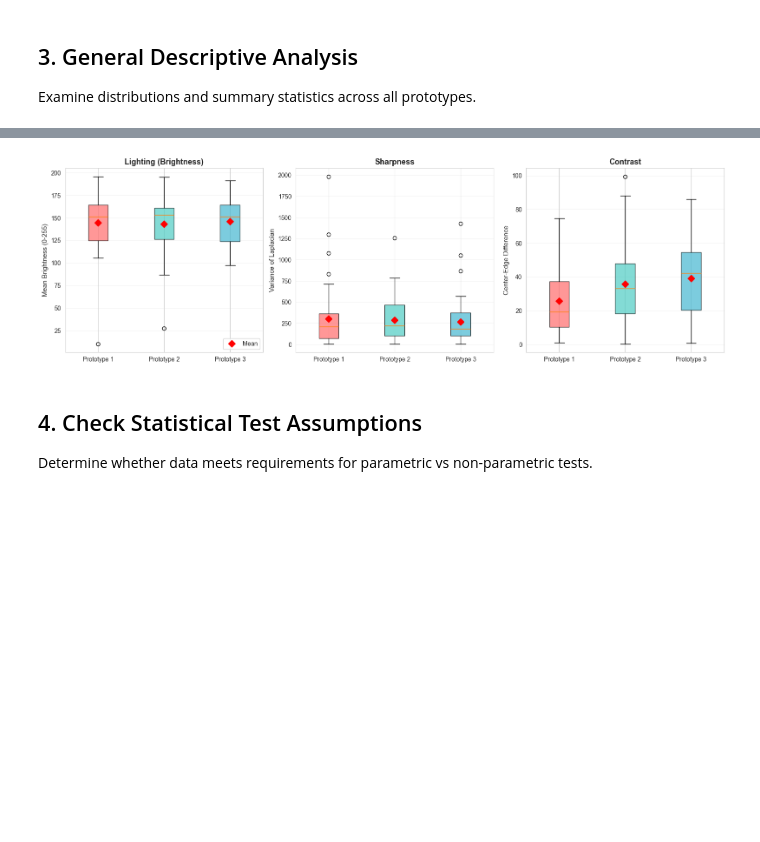
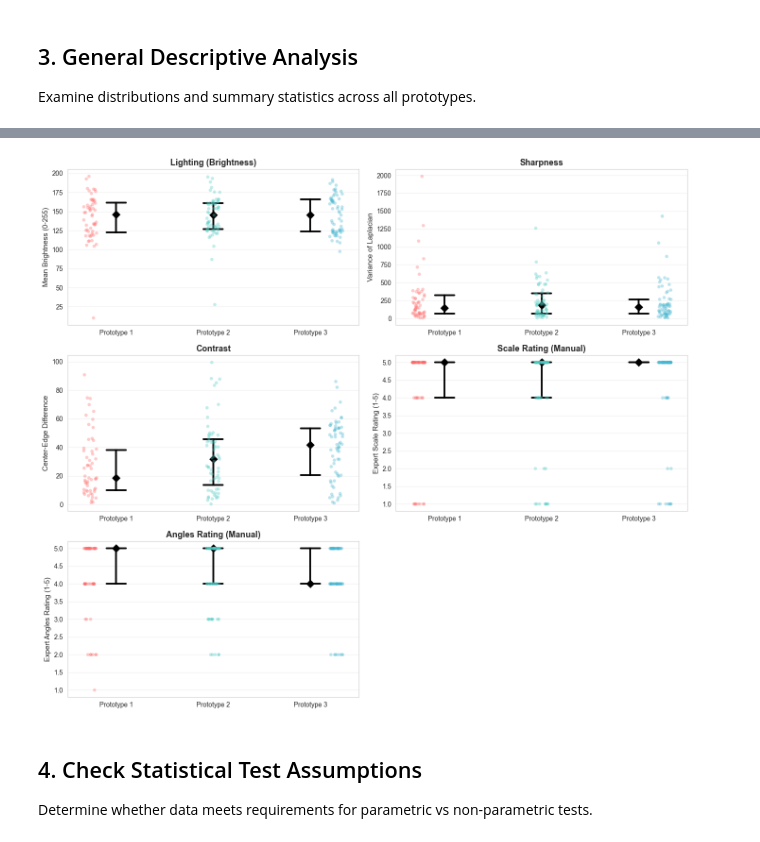
Before and after one commit to MeganSpielberg/fossil-ai-feedback, a Jupyter notebook: results_analysis/final_test/IQA_analysis.ipynb, the cells around one changed output, grey strips where cells are left out. Drawn from its saved outputs; the diff is of its cells as text; code cells hidden in the pictures; blank space fills up the shorter version.

```diff
--- a/results_analysis/final_test/IQA_analysis.ipynb
+++ b/results_analysis/final_test/IQA_analysis.ipynb
@@ -272,42 +335,84 @@ Prototype 3 (n=50):
 # %%
-# Visualize distributions
-fig, axes = plt.subplots(1, 3, figsize=(16, 5))
+import math
+import seaborn as sns
 
+# More interpretable small-multiples: point + IQR ribbon + jittered points
 metrics_info = [
     ('lighting_mean', 'Lighting (Brightness)', 'Mean Brightness (0-255)'),
     ('sharpness_metric', 'Sharpness', 'Variance of Laplacian'),
-    ('contrast_metric', 'Contrast', 'Center-Edge Difference')
+    ('contrast_metric', 'Contrast', 'Center-Edge Difference'),
+    ('scale_rating', 'Scale Rating (Manual)', 'Expert Scale Rating (1-5)'),
+    ('angle_rating', 'Angles Rating (Manual)', 'Expert Angles Rating (1-5)')
 ]
 
 colors = ['#FF6B6B', '#4ECDC4', '#45B7D1']
 prototypes = sorted(df_images['prototype'].unique())
 
+# Long-form for seaborn
+metric_labels = {m: title for m, title, _ in metrics_info}
+df_plot = df_images.melt(
+    id_vars=['prototype'],
+    value_vars=[m for m, _, _ in metrics_info],
+    var_name='metric',
+    value_name='value'
+)
+df_plot['metric_label'] = df_plot['metric'].map(metric_labels)
+
+n_metrics = len(metrics_info)
+n_cols = 2
+n_rows = math.ceil(n_metrics / n_cols)
+
+fig, axes = plt.subplots(n_rows, n_cols, figsize=(14, 4 * n_rows), sharex=False)
+axes = axes.flatten()
+sns.set_theme(style='whitegrid')
+
 for idx, (metric, title, ylabel) in enumerate(metrics_info):
     ax = axes[idx]
+    subset = df_plot[df_plot['metric'] == metric]
 
-    # Create boxplot
-    data_by_proto = [df_images[df_images['prototype'] == p][metric].dropna() for p in prototypes]
+    # Jittered points for distribution
+    sns.stripplot(
+        data=subset,
+        x='prototype',
+        y='value',
+        hue='prototype',
+        dodge=True,
+        jitter=0.2,
+        alpha=0.35,
+        palette=colors,
+        ax=ax
+    )
 
-    bp = ax.boxplot(data_by_proto, labels=prototypes, patch_artist=True)
+    # Median with IQR error bars
+    sns.pointplot(
+        data=subset,
+        x='prototype',
+        y='value',
+        estimator=np.median,
+        errorbar=('pi', 50),  # 25th-75th percentile interval
+        join=False,
+        capsize=0.2,
+        markers='D',
+        color='black',
+        ax=ax
+    )
 
-    # Color boxes
-    for patch, color in zip(bp['boxes'], colors):
-        patch.set_facecolor(color)
-        patch.set_alpha(0.7)
-
+    ax.set_title(title, fontsize=13, fontweight='bold')
     ax.set_ylabel(ylabel, fontsize=11)
-    ax.set_title(title, fontsize=13, fontweight='bold')
+    ax.set_xlabel('')
+    leg = ax.get_legend()
+    if leg:
+        leg.remove()
     ax.grid(axis='y', alpha=0.3)
 
-    # Add mean markers
-    means = [df_images[df_images['prototype'] == p][metric].mean() for p in prototypes]
-    ax.plot(range(1, len(prototypes)+1), means, 'D', color='red', markersize=8, label='Mean', zorder=5)
+# Hide unused axes if any
+for ax in axes[n_metrics:]:
+    ax.set_visible(False)
 
-axes[0].legend()
 plt.tight_layout()
 plt.show()
 # %% [output]
-[figure, old version]
+[figure, new version]
 # %% [markdown]
 ## 4. Check Statistical Test Assumptions
 
```
Also changed, not shown: parts of 26 cells of this notebook, 2 other files.
